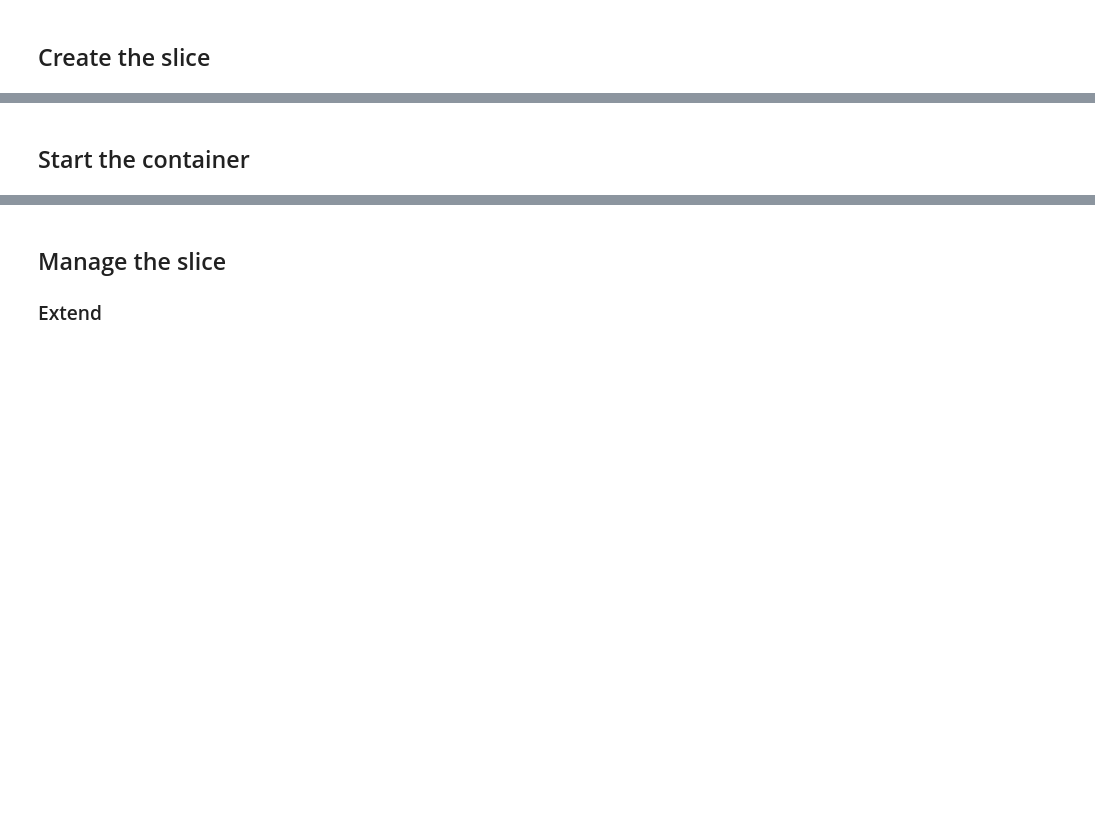
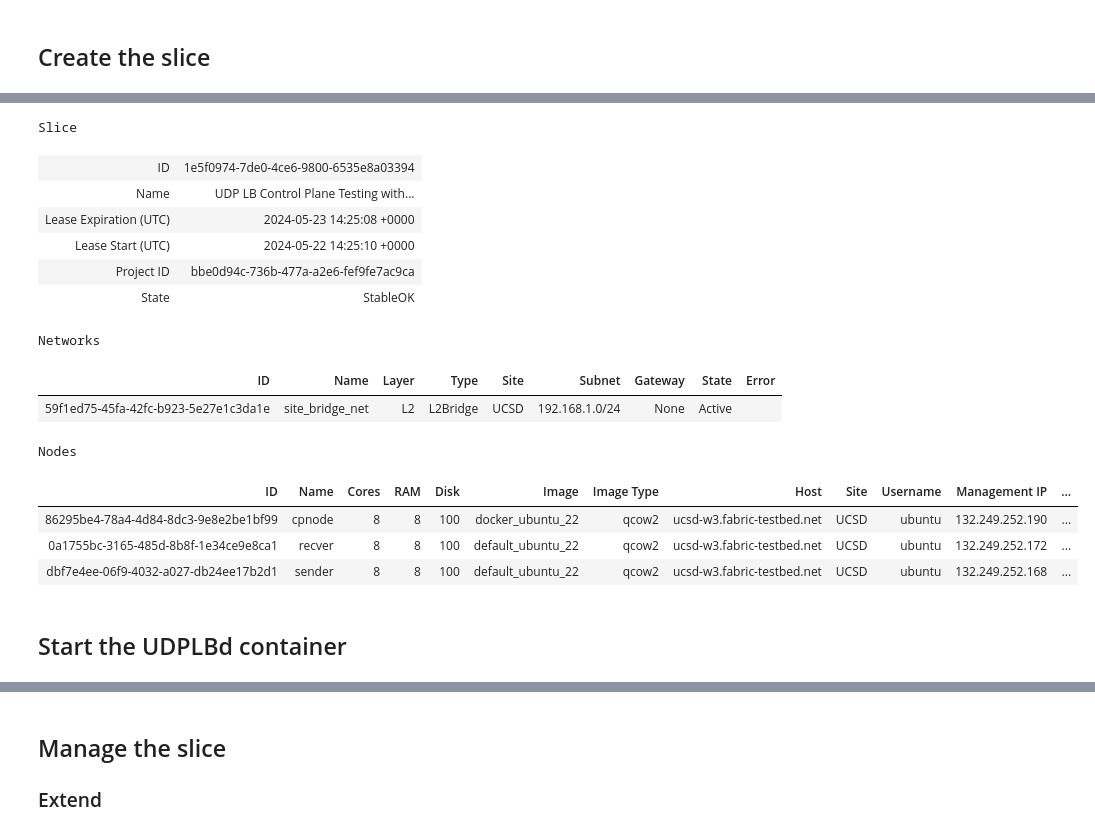
Before and after one commit to JeffersonLab/E2SAR, a Jupyter notebook: scripts/notebooks/EJFAT/LBCP-tester.ipynb, the cells around one changed output, grey strips where cells are left out. Drawn from its saved outputs; the diff is of its cells as text; code cells hidden in the pictures; blank space fills up the shorter version.

Commit message:
Finalized simple notebook for testing EJFAT CP against E2SAR

```diff
--- a/scripts/notebooks/EJFAT/LBCP-tester.ipynb
+++ b/scripts/notebooks/EJFAT/LBCP-tester.ipynb
@@ -121,2 +208,28 @@ slice.submit();
+# %%
+# get slice details (if not creating new)
+slice = fablib.get_slice(name=slice_name)
+a = slice.show()
+nets = slice.list_networks()
+nodes = slice.list_nodes()
+
+cpnode = slice.get_node(name="cpnode")
+sender = slice.get_node(name="sender")
+recver = slice.get_node(name="recver")
+# %% [output]
+Slice
+| ID | 1e5f0974-7de0-4ce6-9800-6535e8a03394 |
+| Name | UDP LB Control Plane Testing with... |
+| Lease Expiration (UTC) | 2024-05-23 14:25:08 +0000 |
+| Lease Start (UTC) | 2024-05-22 14:25:10 +0000 |
+| Project ID | bbe0d94c-736b-477a-a2e6-fef9fe7ac9ca |
+| State | StableOK |
+Networks
+| ID | Name | Layer | Type | Site | Subnet | Gateway | State | Error |
+| 59f1ed75-45fa-42fc-b923-5e27e1c3da1e | site_bridge_net | L2 | L2Bridge | UCSD | 192.168.1.0/24 | None | Active |  |
+Nodes
+| ID | Name | Cores | RAM | Disk | Image | Image Type | Host | Site | Username | Management IP | ... |
+| 86295be4-78a4-4d84-8dc3-9e8e2be1bf99 | cpnode | 8 | 8 | 100 | docker_ubuntu_22 | qcow2 | ucsd-w3.fabric-testbed.net | UCSD | ubuntu | 132.249.252.190 | ... |
+| 0a1755bc-3165-485d-8b8f-1e34ce9e8ca1 | recver | 8 | 8 | 100 | default_ubuntu_22 | qcow2 | ucsd-w3.fabric-testbed.net | UCSD | ubuntu | 132.249.252.172 | ... |
+| dbf7e4ee-06f9-4032-a027-db24ee17b2d1 | sender | 8 | 8 | 100 | default_ubuntu_22 | qcow2 | ucsd-w3.fabric-testbed.net | UCSD | ubuntu | 132.249.252.168 | ... |
 # %% [markdown]
-## Start the container
+## Start the UDPLBd container
```
Also changed, not shown: parts of 17 cells of this notebook, 7 other files.
